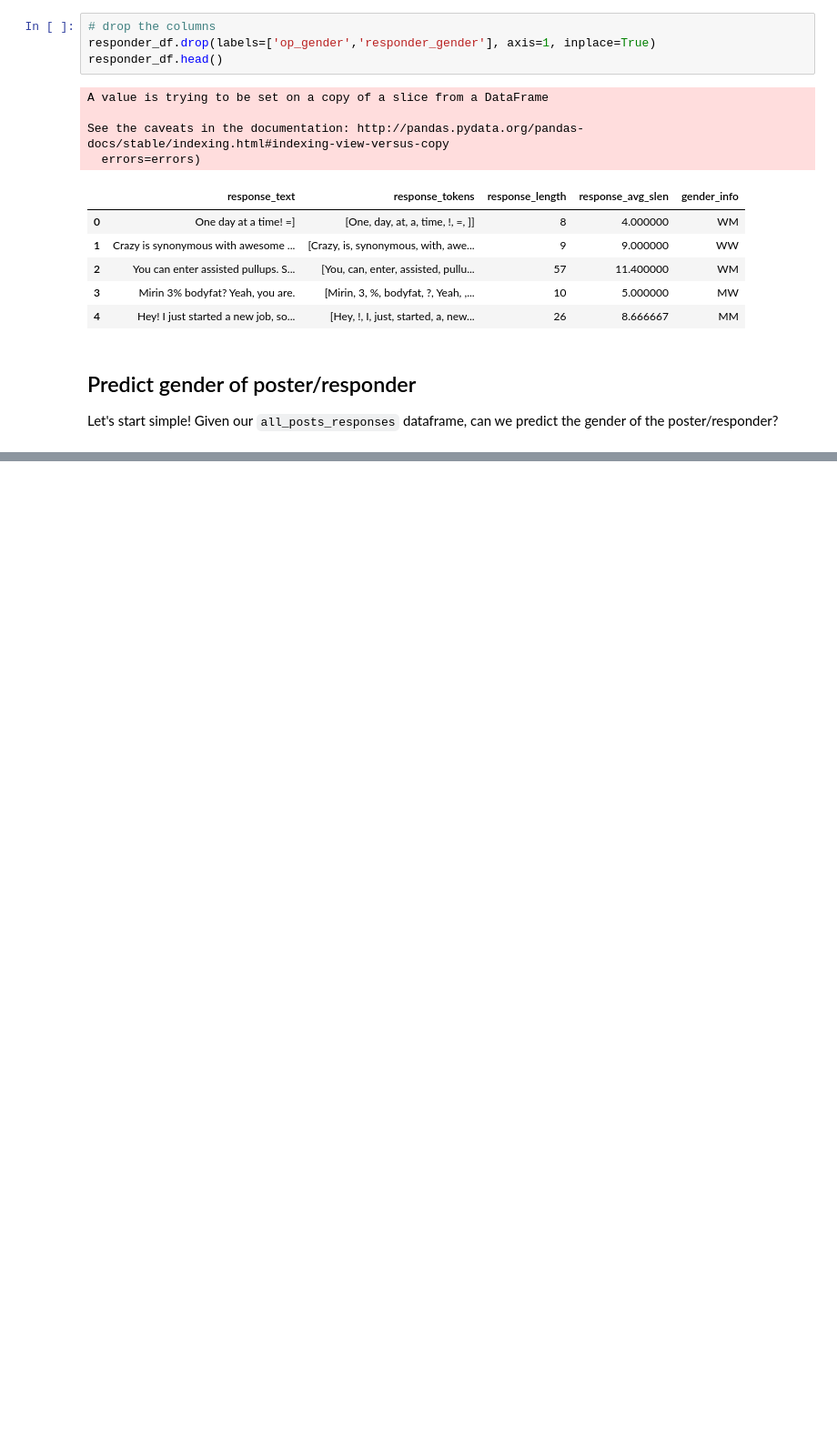
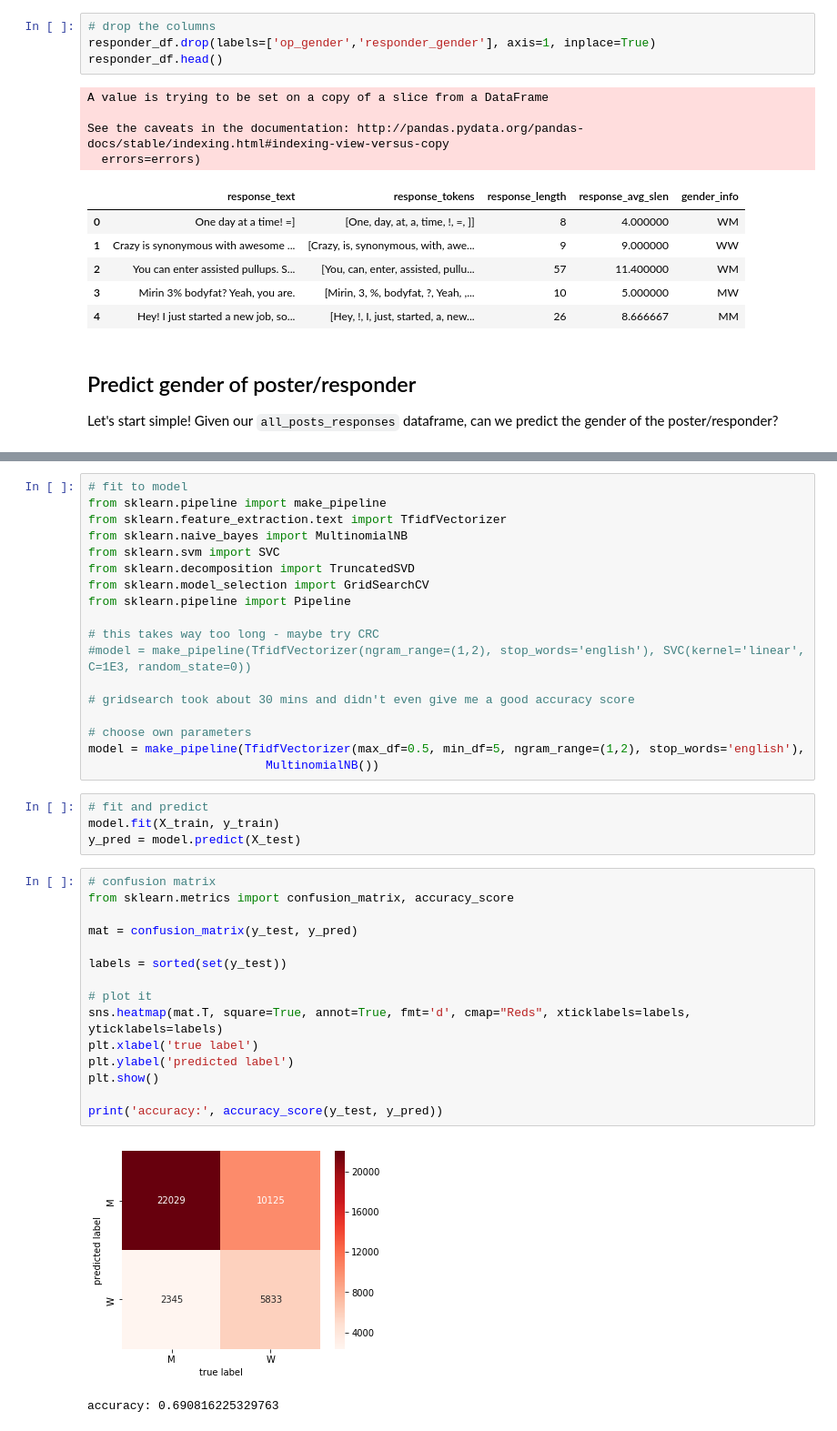
Before and after one commit to Data-Science-for-Linguists-2019/Gendered-Interaction-Online, a Jupyter notebook: machine_learning.ipynb, the cells around one changed output, grey strips where cells are left out. Shown: that part at 91% size. Drawn from its saved outputs; the diff is of its cells as text; blank space fills up the shorter version.

```diff
--- a/machine_learning.ipynb
+++ b/machine_learning.ipynb
@@ -223,0 +257,40 @@ Let's start simple! Given our `all_posts_responses` dataframe, can we predict th
+# %%
+# fit to model
+from sklearn.pipeline import make_pipeline
+from sklearn.feature_extraction.text import TfidfVectorizer
+from sklearn.naive_bayes import MultinomialNB
+from sklearn.svm import SVC
+from sklearn.decomposition import TruncatedSVD
+from sklearn.model_selection import GridSearchCV
+from sklearn.pipeline import Pipeline
+
+# this takes way too long - maybe try CRC
+#model = make_pipeline(TfidfVectorizer(ngram_range=(1,2), stop_words='english'), SVC(kernel='linear', C=1E3, random_state=0))
+
+# gridsearch took about 30 mins and didn't even give me a good accuracy score
+
+# choose own parameters
+model = make_pipeline(TfidfVectorizer(max_df=0.5, min_df=5, ngram_range=(1,2), stop_words='english'),
+                         MultinomialNB())
+# %%
+# fit and predict
+model.fit(X_train, y_train)
+y_pred = model.predict(X_test)
+# %%
+# confusion matrix
+from sklearn.metrics import confusion_matrix, accuracy_score
+
+mat = confusion_matrix(y_test, y_pred)
+
+labels = sorted(set(y_test))
+
+# plot it
+sns.heatmap(mat.T, square=True, annot=True, fmt='d', cmap="Reds", xticklabels=labels, yticklabels=labels)
+plt.xlabel('true label')
+plt.ylabel('predicted label')
+plt.show()
+
+print('accuracy:', accuracy_score(y_test, y_pred))
+# %% [output]
+[figure, added]
+accuracy: 0.690816225329763
```
Also changed, not shown: parts of 8 cells of this notebook.
